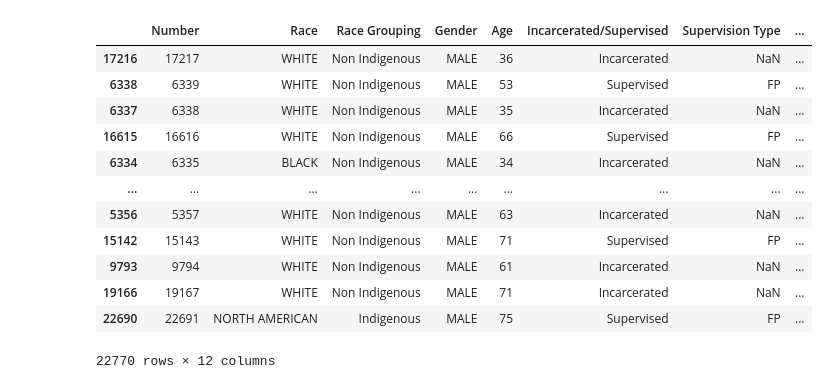
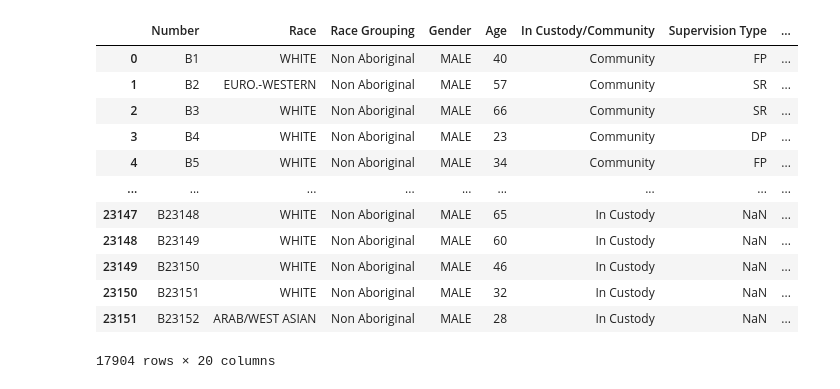
Before and after one commit to jdkipfer/CP321-Project, a Jupyter notebook: Race.ipynb, the cells around one changed output. Saved outputs shown, nothing was run; the diff lists cells and outputs as text; code cells hidden in the pictures.

```diff
--- a/Race.ipynb
+++ b/Race.ipynb
@@ -9,16 +6,0 @@ df_1718 = pd.read_csv('data/2017-2018.csv',sep=',')
-# %%
-df_1718.sort_values(['Aggregate Sentence Length'])
-# %% [output]
-|  | Number | Race | Race Grouping | Gender | Age | Incarcerated/Supervised | Supervision Type | ... |
-| 17216 | 17217 | WHITE | Non Indigenous | MALE | 36 | Incarcerated | NaN | ... |
-| 6338 | 6339 | WHITE | Non Indigenous | MALE | 53 | Supervised | FP | ... |
-| 6337 | 6338 | WHITE | Non Indigenous | MALE | 35 | Incarcerated | NaN | ... |
-| 16615 | 16616 | WHITE | Non Indigenous | MALE | 66 | Supervised | FP | ... |
-| 6334 | 6335 | BLACK | Non Indigenous | MALE | 34 | Incarcerated | NaN | ... |
-| ... | ... | ... | ... | ... | ... | ... | ... | ... |
-| 5356 | 5357 | WHITE | Non Indigenous | MALE | 63 | Incarcerated | NaN | ... |
-| 15142 | 15143 | WHITE | Non Indigenous | MALE | 71 | Supervised | FP | ... |
-| 9793 | 9794 | WHITE | Non Indigenous | MALE | 61 | Incarcerated | NaN | ... |
-| 19166 | 19167 | WHITE | Non Indigenous | MALE | 71 | Incarcerated | NaN | ... |
-| 22690 | 22691 | NORTH AMERICAN | Indigenous | MALE | 75 | Supervised | FP | ... |
-22770 rows × 12 columns
@@ -31,0 +7,16 @@ df_1718 = preprocess(df_1718)
+# %%
+df
+# %% [output]
+|  | Number | Race | Race Grouping | Gender | Age | In Custody/Community | Supervision Type | ... |
+| 0 | B1 | WHITE | Non Aboriginal | MALE | 40 | Community | FP | ... |
+| 1 | B2 | EURO.-WESTERN | Non Aboriginal | MALE | 57 | Community | SR | ... |
+| 2 | B3 | WHITE | Non Aboriginal | MALE | 66 | Community | SR | ... |
+| 3 | B4 | WHITE | Non Aboriginal | MALE | 23 | Community | DP | ... |
+| 4 | B5 | WHITE | Non Aboriginal | MALE | 34 | Community | FP | ... |
+| ... | ... | ... | ... | ... | ... | ... | ... | ... |
+| 23147 | B23148 | WHITE | Non Aboriginal | MALE | 65 | In Custody | NaN | ... |
+| 23148 | B23149 | WHITE | Non Aboriginal | MALE | 60 | In Custody | NaN | ... |
+| 23149 | B23150 | WHITE | Non Aboriginal | MALE | 46 | In Custody | NaN | ... |
+| 23150 | B23151 | WHITE | Non Aboriginal | MALE | 32 | In Custody | NaN | ... |
+| 23151 | B23152 | ARAB/WEST ASIAN | Non Aboriginal | MALE | 28 | In Custody | NaN | ... |
+17904 rows × 20 columns
```
Also changed, not shown: parts of 21 cells of this notebook.
